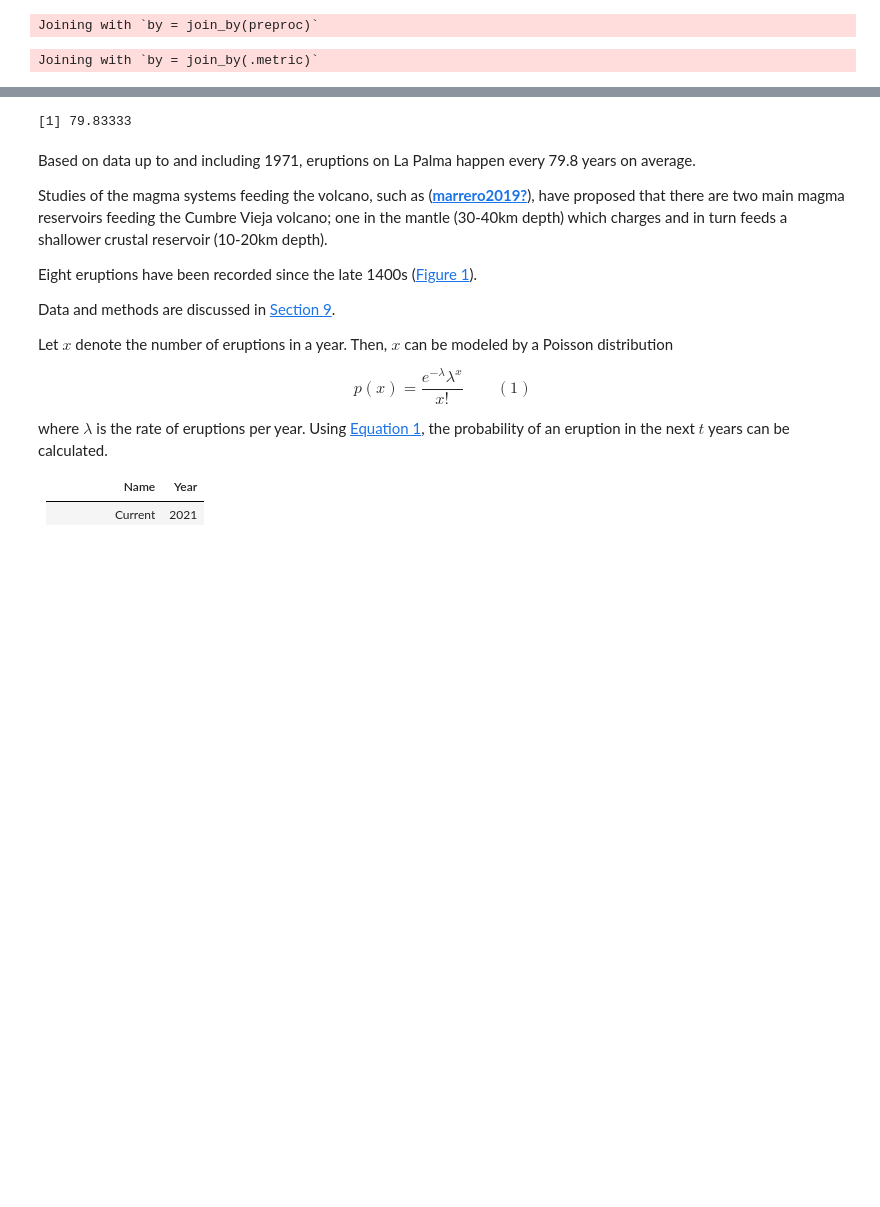
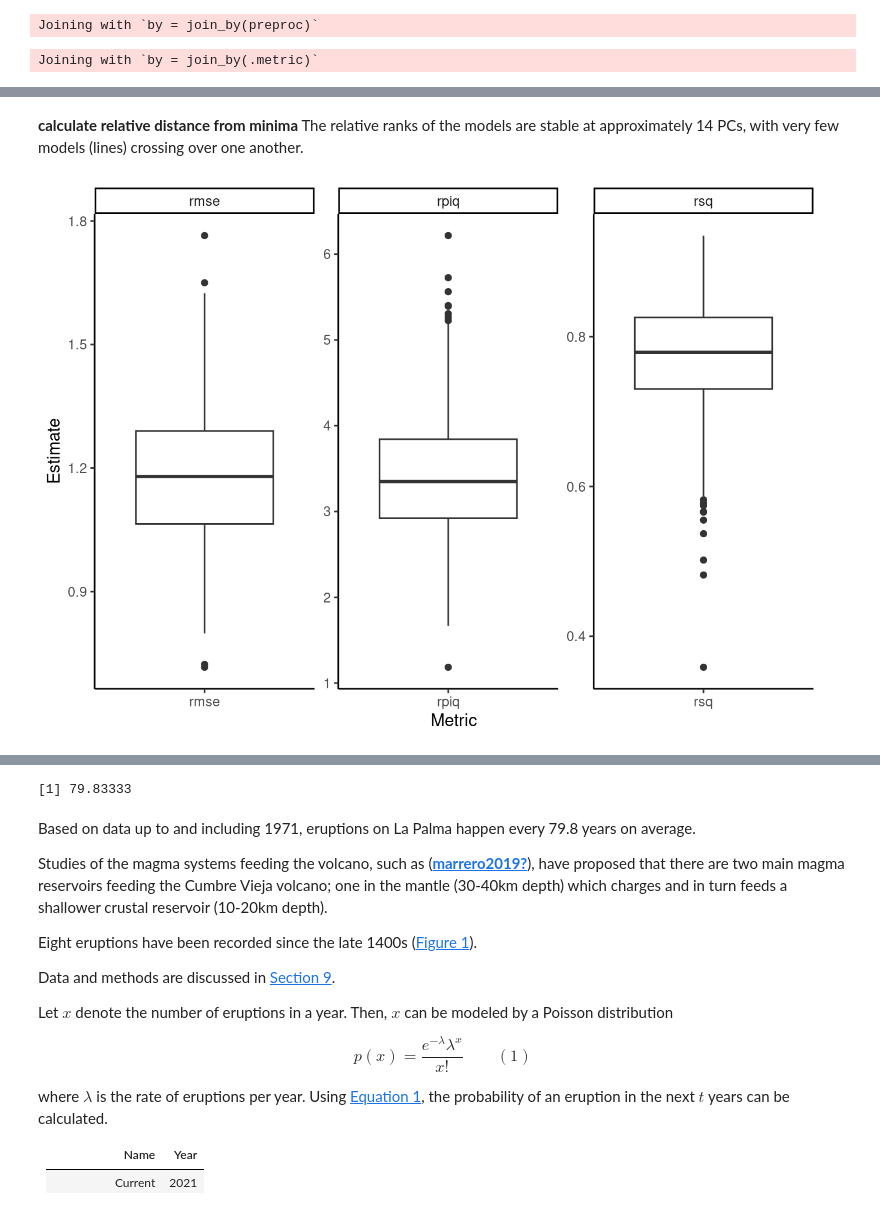
Before and after one commit to rvcrawford/glowing-system, a Jupyter notebook: index.out.ipynb, the cells around one changed output, grey strips where cells are left out. Drawn from its saved outputs; the diff is of its cells as text; code cells hidden in the pictures; blank space fills up the shorter version.

```diff
--- a/index.out.ipynb
+++ b/index.out.ipynb
@@ -241,0 +239,16 @@ This research showed the promise of the use of NIRS in order to make predictions
+# %% [markdown]
+**calculate relative distance from minima** The relative ranks of the models are stable at approximately 14 PCs, with very few models (lines) crossing over one another.
+# %%
+model_final_predictions <- fread("./input_data/simplified_data/final_model_predictions.csv")
+
+final_model_table <- model_final_predictions |>
+  group_by(id) |>
+  multi_metric(crude_protein, predicted_crude_protein)
+
+final_model_table |>
+  ggplot(aes(x = .metric, y = .estimate)) +
+  theme_classic() + geom_boxplot() +
+  facet_wrap(vars(.metric), scales = "free") +
+  xlab("Metric") + ylab("Estimate")
+# %% [output]
+[figure, added]
```
Also changed, not shown: parts of 3 cells of this notebook, 18 other files.
